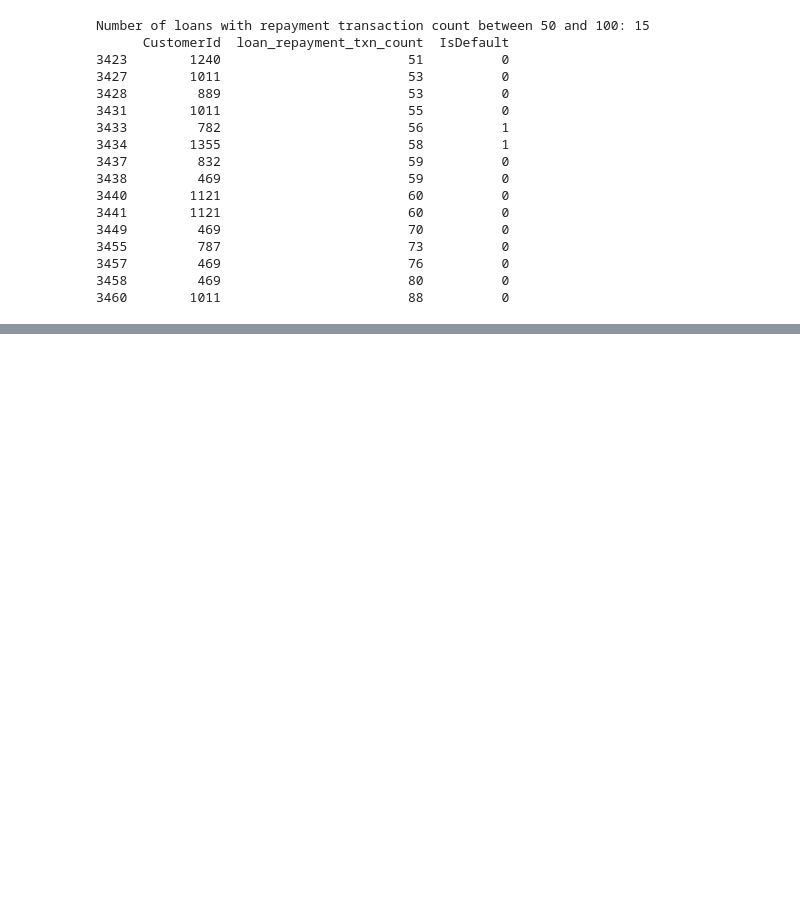
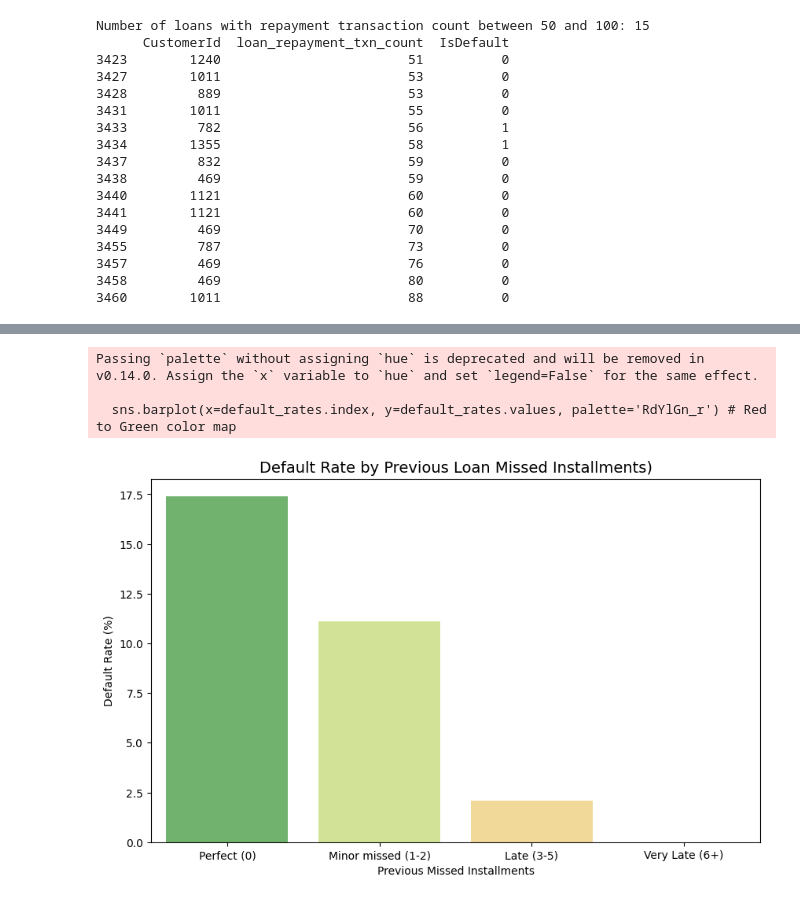
Before and after one commit to jmuhunyu/moniqo_project, a Jupyter notebook: James/project_eda.ipynb, the cells around one changed output, grey strips where cells are left out. Cells and saved outputs as stored; diff of their text form; code cells hidden in the pictures; blank space fills up the shorter version.

```diff
--- a/James/project_eda.ipynb
+++ b/James/project_eda.ipynb
@@ -445,0 +446,39 @@ max           650.000000
+# %%
+# Sort by Customer and Date to ensure correct order
+df = df.sort_values(by=['CustomerId', 'BorrowDate'])
+# %%
+# All loans are at least cycle 2 (the first loan is cycle 1, which we have removed during preprocessing)
+# Calculate Loan Cycle (Cycle 2, 3, etc.)
+df['Loan_Sequence'] = df.groupby('CustomerId').cumcount() + 2
+# %%
+# Look at the PREVIOUS loan's behavior for each customer
+df['Prev_MissedInstalments'] = df.groupby('CustomerId')['MissedInstalments'].shift(1)
+df['Prev_TxnCount'] = df.groupby('CustomerId')['loan_repayment_txn_count'].shift(1)
+# %%
+# We remove the first loan for each customer because they have no history to analyze
+history_df = df.dropna(subset=['Prev_MissedInstalments', 'Prev_TxnCount']).copy()
+# %%
+# Visualize the relationship between previous missed installments and current default rate
+
+plt.figure(figsize=(10, 6))
+
+# Bin the missed installments into groups
+# Groups of bins (perfect - no missed, minor missed, late, very late)
+history_df['History_Group'] = pd.cut(history_df['Prev_MissedInstalments'],
+                                     bins=[-1, 0, 2, 5, 100],
+                                     labels=['Perfect (0)', 'Minor missed (1-2)', 'Late (3-5)', 'Very Late (6+)'])
+
+# Calculate Default Rate per group
+default_rates = history_df.groupby('History_Group')['IsDefault'].mean() * 100
+
+# Plot
+sns.barplot(x=default_rates.index, y=default_rates.values, palette='RdYlGn_r') # Red to Green color map
+plt.title('Default Rate by Previous Loan Missed Installments)', fontsize=14)
+plt.ylabel('Default Rate (%)')
+plt.xlabel('Previous Missed Installments')
+plt.show()
+# %% [output]
+Passing `palette` without assigning `hue` is deprecated and will be removed in v0.14.0. Assign the `x` variable to `hue` and set `legend=False` for the same effect.
+
+  sns.barplot(x=default_rates.index, y=default_rates.values, palette='RdYlGn_r') # Red to Green color map
+[figure, added]
```
Also changed, not shown: parts of 14 cells of this notebook.
